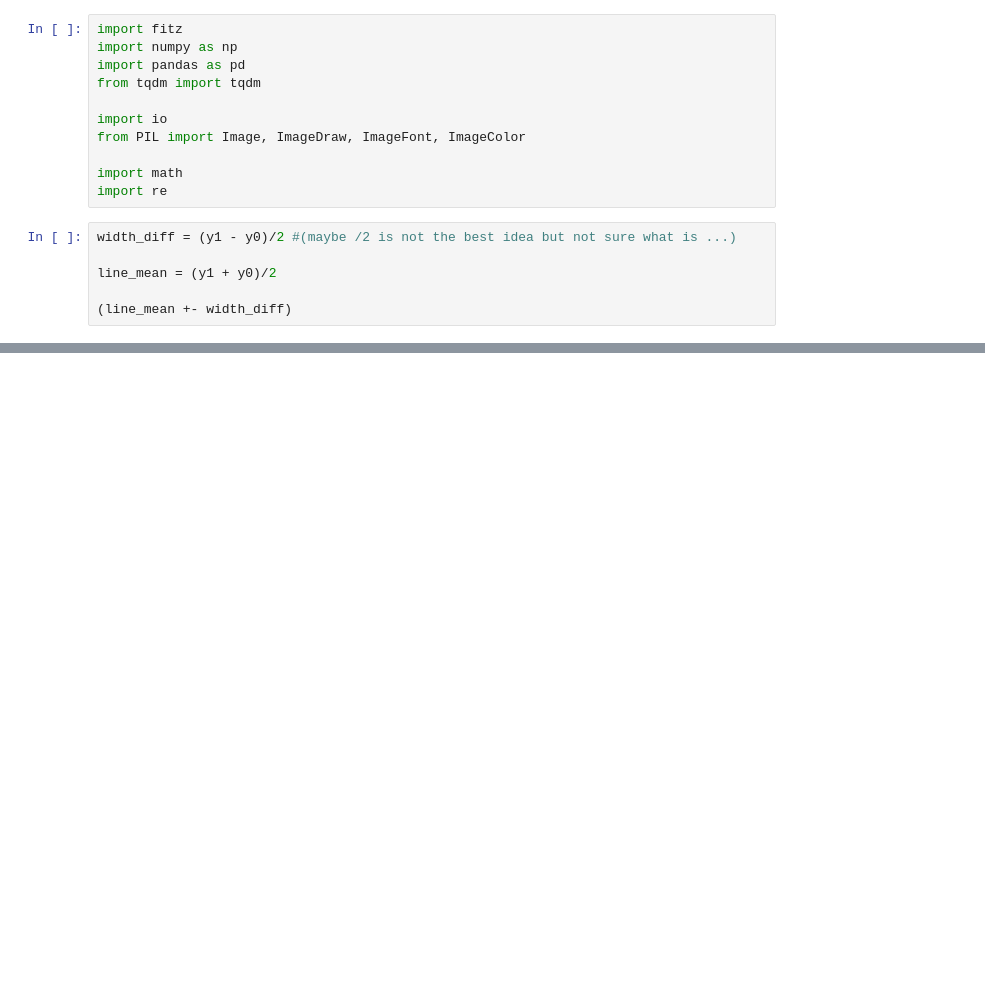
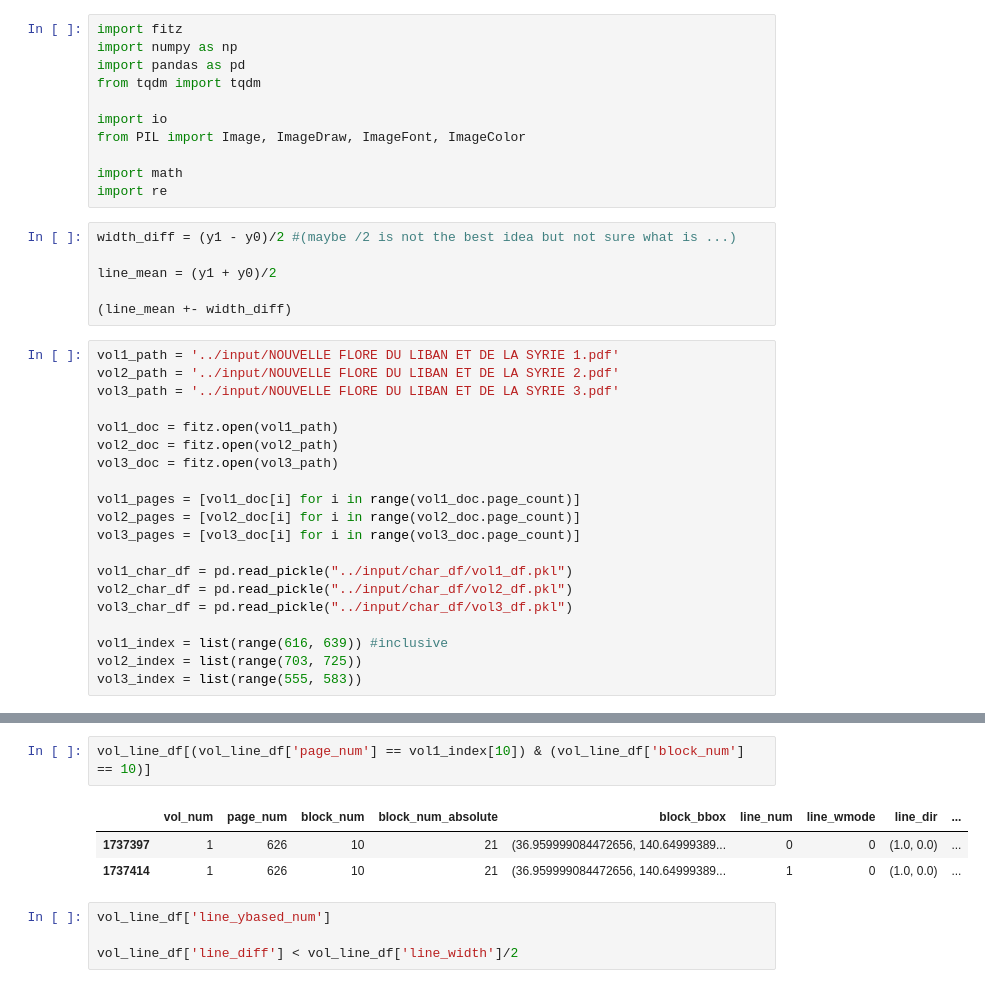
Before and after one commit to shidedh/UpdateFlora, a Jupyter notebook: pre_code/fix_line_no.ipynb, the cells around one changed output, grey strips where cells are left out. Saved outputs shown, nothing was run; the diff lists cells and outputs as text; blank space fills up the shorter version.

```diff
--- a/pre_code/fix_line_no.ipynb
+++ b/pre_code/fix_line_no.ipynb
@@ -15,3 +15,23 @@ width_diff = (y1 - y0)/2 #(maybe /2 is not the best idea but not sure what is ..
 line_mean = (y1 + y0)/2
 
 (line_mean +- width_diff)
+# %%
+vol1_path = '../input/NOUVELLE FLORE DU LIBAN ET DE LA SYRIE 1.pdf'
+vol2_path = '../input/NOUVELLE FLORE DU LIBAN ET DE LA SYRIE 2.pdf'
+vol3_path = '../input/NOUVELLE FLORE DU LIBAN ET DE LA SYRIE 3.pdf'
+
+vol1_doc = fitz.open(vol1_path)
+vol2_doc = fitz.open(vol2_path)
+vol3_doc = fitz.open(vol3_path)
+
+vol1_pages = [vol1_doc[i] for i in range(vol1_doc.page_count)]
+vol2_pages = [vol2_doc[i] for i in range(vol2_doc.page_count)]
+vol3_pages = [vol3_doc[i] for i in range(vol3_doc.page_count)]
+
+vol1_char_df = pd.read_pickle("../input/char_df/vol1_df.pkl")
+vol2_char_df = pd.read_pickle("../input/char_df/vol2_df.pkl")
+vol3_char_df = pd.read_pickle("../input/char_df/vol3_df.pkl")
+
+vol1_index = list(range(616, 639)) #inclusive
+vol2_index = list(range(703, 725))
+vol3_index = list(range(555, 583))
@@ -17,0 +85,10 @@ line_mean = (y1 + y0)/2
+# %%
+vol_line_df[(vol_line_df['page_num'] == vol1_index[10]) & (vol_line_df['block_num'] == 10)]
+# %% [output]
+|  | vol_num | page_num | block_num | block_num_absolute | block_bbox | line_num | line_wmode | line_dir | ... |
+| 1737397 | 1 | 626 | 10 | 21 | (36.959999084472656, 140.64999389... | 0 | 0 | (1.0, 0.0) | ... |
+| 1737414 | 1 | 626 | 10 | 21 | (36.959999084472656, 140.64999389... | 1 | 0 | (1.0, 0.0) | ... |
+# %%
+vol_line_df['line_ybased_num']
+
+vol_line_df['line_diff'] < vol_line_df['line_width']/2
```
Also changed, not shown: parts of 6 cells of this notebook, 1 other file.
